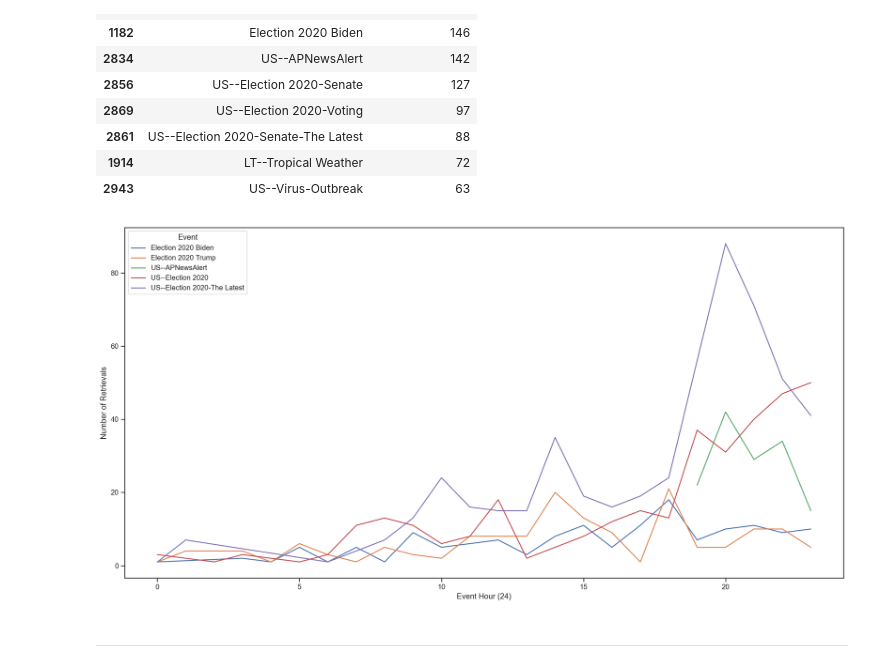
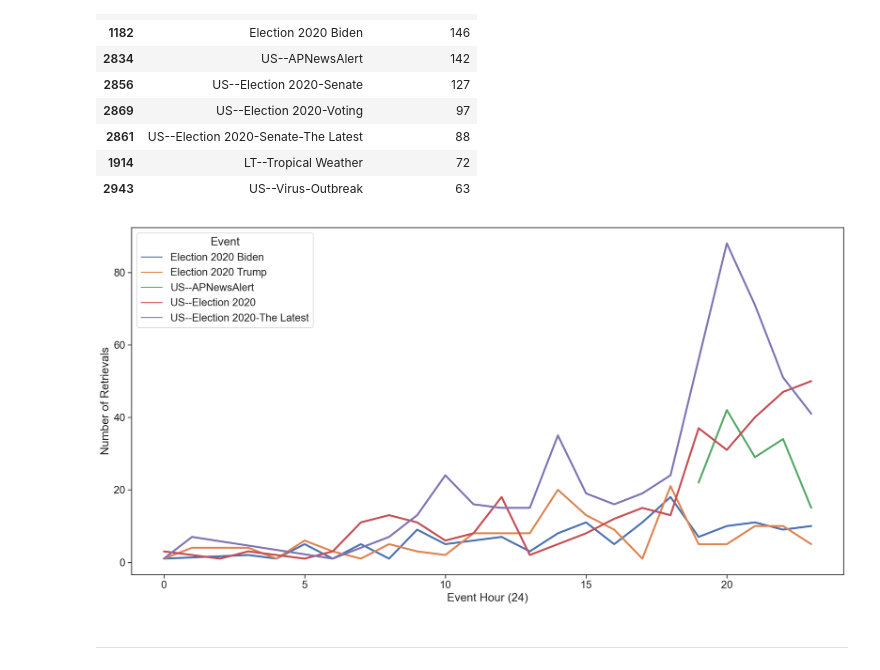
Before and after one commit to dmnapolitano/ap_data_science_manager_interview, a Jupyter notebook: Data Exploration.ipynb, the cells around one changed output. Cells and saved outputs as stored; diff of their text form; code cells hidden in the pictures.

```diff
--- a/Data Exploration.ipynb
+++ b/Data Exploration.ipynb
@@ -10,6 +10,7 @@ from matplotlib import pyplot as plt
 %config InlineBackend.figure_format = "retina"
 
 sns.set(rc={"figure.figsize" : (20, 10)})
+sns.set(font_scale=1.5)
 sns.set_style("ticks")
 # %%
 connection = sqlite3.connect("b2b_google_analytics.db")
@@ -158,13 +159,13 @@ top_10
 # %%
 top_5_per_hour = df[df["event_label"].isin(
     top_10["event_label"][0:5])].groupby(["event_label", "event_hour"]).agg(
     {"retrievals_count" : "sum"}).reset_index()
-ax = sns.lineplot(data=top_5_per_hour, x="event_hour", y="retrievals_count", hue="event_label")
+ax = sns.lineplot(data=top_5_per_hour, x="event_hour", y="retrievals_count", hue="event_label", linewidth=3)
 ax.set(xlabel="Event Hour (24)", ylabel="Number of Retrievals")
 ax.get_legend().set_title("Event")
 plt.show()
 # %% [output]
-[figure, old version]
+[figure, new version]
 # %% [markdown]
 ---
 # %%
```
Also changed, not shown: parts of 7 cells of this notebook.
